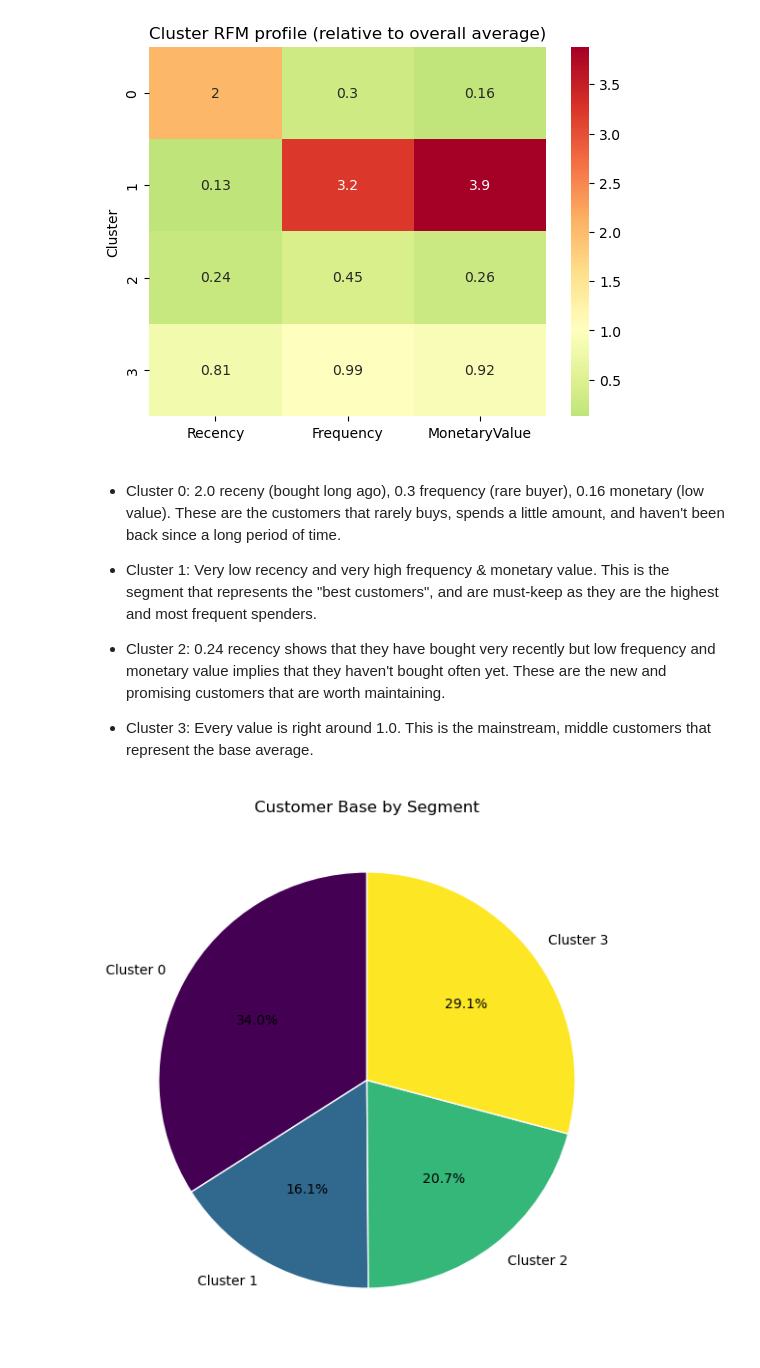
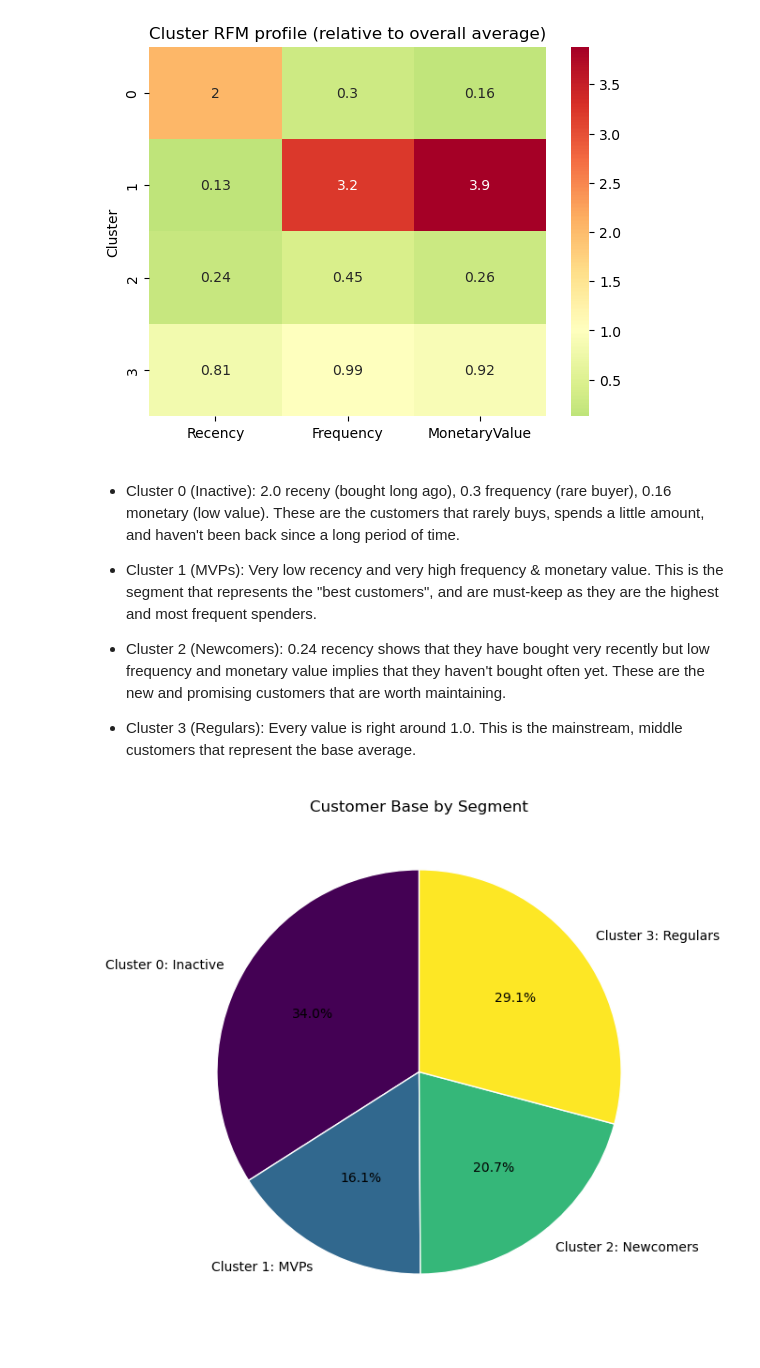
Before and after one commit to jnqu/RFM-Clustering-KMeans, a Jupyter notebook: clustering.ipynb, the cells around one changed output. Drawn from its saved outputs; the diff is of its cells as text; code cells hidden in the pictures.

Commit message:
Cluster naming

```diff
--- a/clustering.ipynb
+++ b/clustering.ipynb
@@ -566,7 +566,7 @@ The visualizations above show that **k = 4** should be the number of clusters.
 # %%
 # fit final model with chosen k
 kmeans = KMeans(n_clusters=4, random_state=42, n_init=10)
-cluster_labels = kmeans.fit_predict(scaled_data_df)
+cluster_labels = kmeans.fit_predict(scaled_data)
 
 agg_df["Cluster"] = cluster_labels
 scaled_data_df["Cluster"] = cluster_labels
@@ -633,36 +633,36 @@ plt.show()
 # %% [output]
 [figure]
 # %% [markdown]
-- Cluster 0: 2.0 receny (bought long ago), 0.3 frequency (rare buyer), 0.16 monetary (low value). These are the customers that rarely buys, spends a little amount, and haven't been back since a long period of time.
+- Cluster 0 (Inactive): 2.0 receny (bought long ago), 0.3 frequency (rare buyer), 0.16 monetary (low value). These are the customers that rarely buys, spends a little amount, and haven't been back since a long period of time.
 
-- Cluster 1:  Very low recency and very high frequency & monetary value. This is the segment that represents the "best customers", and are must-keep as they are the highest and most frequent spenders.
+- Cluster 1 (MVPs):  Very low recency and very high frequency & monetary value. This is the segment that represents the "best customers", and are must-keep as they are the highest and most frequent spenders.
 
-- Cluster 2: 0.24 recency shows that they have bought very recently but low frequency and monetary value implies that they haven't bought often yet. These are the new and promising customers that are worth maintaining.
+- Cluster 2  (Newcomers): 0.24 recency shows that they have bought very recently but low frequency and monetary value implies that they haven't bought often yet. These are the new and promising customers that are worth maintaining.
 
-- Cluster 3: Every value is right around 1.0. This is the mainstream, middle customers that represent the base average.
+- Cluster 3 (Regulars): Every value is right around 1.0. This is the mainstream, middle customers that represent the base average.
 # %%
 cluster_counts = agg_df["Cluster"].value_counts().sort_index()
 
 labels = {
-    0: "Cluster 0",
-    1: "Cluster 1",
-    2: "Cluster 2",
-    3: "Cluster 3",
+    0: "Cluster 0: Inactive",
+    1: "Cluster 1: MVPs",
+    2: "Cluster 2: Newcomers",
+    3: "Cluster 3: Regulars",
 }
 
 n_clusters = len(cluster_counts)
 cluster_colors = [plt.cm.viridis(i / (n_clusters - 1)) for i in range(n_clusters)]
 
 plt.figure(figsize=(7, 7))
 plt.pie(
     cluster_counts,
     labels=[labels[i] for i in cluster_counts.index],
     autopct="%1.1f%%",
     startangle=90,
     colors=cluster_colors,
     wedgeprops={"edgecolor": "white"},
 )
 plt.title("Customer Base by Segment")
 plt.show()
 # %% [output]
-[figure, old version]
+[figure, new version]
```
